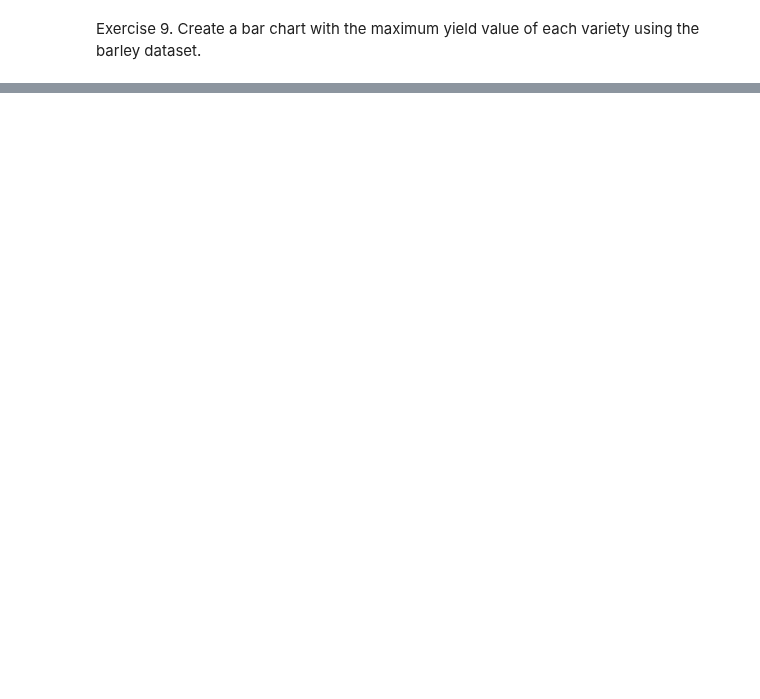
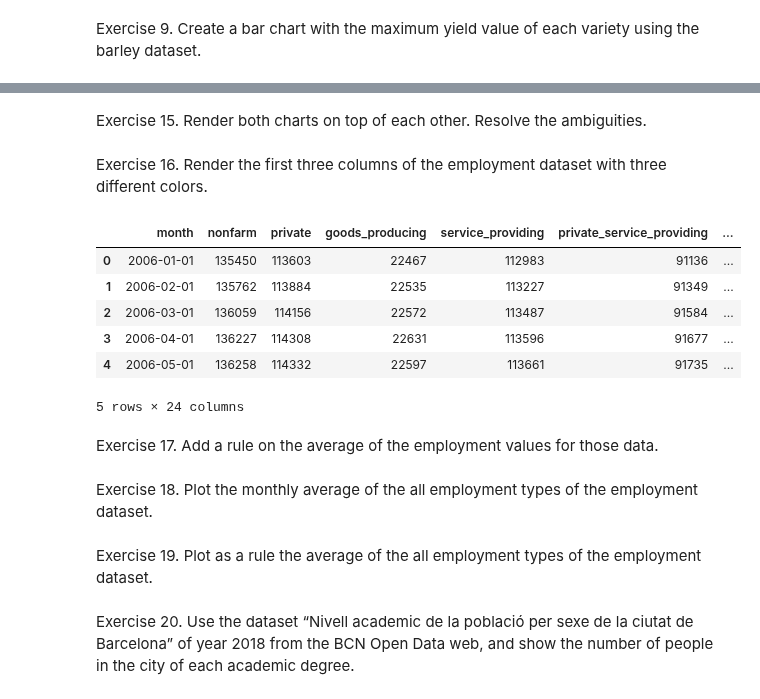
Before and after one commit to 0J0P0/NYC-Collisions-Visualization-Project, a Jupyter notebook: examples.ipynb, the cells around one changed output, grey strips where cells are left out. Drawn from its saved outputs; the diff is of its cells as text; code cells hidden in the pictures; blank space fills up the shorter version.

Commit message:
plots

```diff
--- a/examples.ipynb
+++ b/examples.ipynb
@@ -158,0 +264,28 @@ per gallon per year.
+# %% [markdown]
+Exercise 15. Render both charts on top of each other. Resolve the ambiguities.
+# %% [markdown]
+Exercise 16. Render the first three columns of the employment dataset with three
+different colors.
+# %%
+employment = vega.data.us_employment()
+employment.head()
+# %% [output]
+|  | month | nonfarm | private | goods_producing | service_providing | private_service_providing | ... |
+| 0 | 2006-01-01 | 135450 | 113603 | 22467 | 112983 | 91136 | ... |
+| 1 | 2006-02-01 | 135762 | 113884 | 22535 | 113227 | 91349 | ... |
+| 2 | 2006-03-01 | 136059 | 114156 | 22572 | 113487 | 91584 | ... |
+| 3 | 2006-04-01 | 136227 | 114308 | 22631 | 113596 | 91677 | ... |
+| 4 | 2006-05-01 | 136258 | 114332 | 22597 | 113661 | 91735 | ... |
+5 rows × 24 columns
+# %% [markdown]
+Exercise 17. Add a rule on the average of the employment values for those data.
+# %% [markdown]
+Exercise 18. Plot the monthly average of the all employment types of the
+employment dataset.
+# %% [markdown]
+Exercise 19. Plot as a rule the average of the all employment types of the
+employment dataset.
+# %% [markdown]
+Exercise 20. Use the dataset “Nivell academic de la població per sexe de la
+ciutat de Barcelona” of year 2018 from the BCN Open Data web, and show the
+number of people in the city of each academic degree.
```
Also changed, not shown: parts of 21 cells of this notebook.
